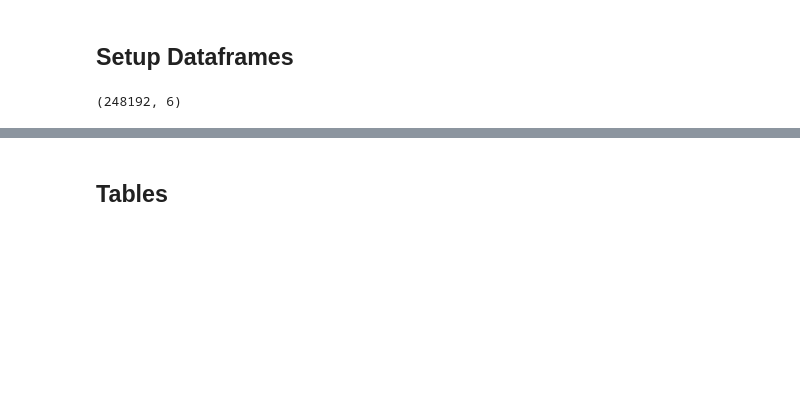
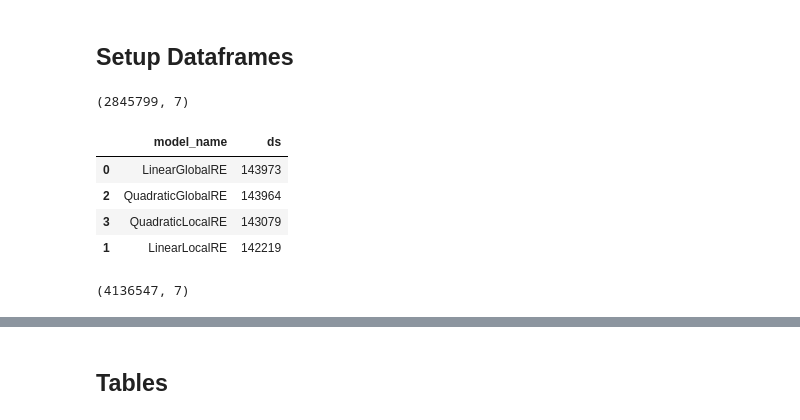
Before and after one commit to re-models/re-technical-report, a Jupyter notebook: notebooks/data_analysis_chapter_full_re_states.ipynb, the cells around one changed output, grey strips where cells are left out. Cells and saved outputs as stored; diff of their text form; code cells hidden in the pictures; blank space fills up the shorter version.

```diff
--- a/notebooks/data_analysis_chapter_full_re_states.ipynb
+++ b/notebooks/data_analysis_chapter_full_re_states.ipynb
@@ -99,6 +103,7 @@ re_data_unique_setups = re_data.drop_duplicates(["model_name",
 # restrict to relevant columns
 go_data = re_data_unique_setups[["model_name",
                                  "ds",
+                                 'n_sentence_pool',
                                  "init_coms",
                                  "weight_account",
                                  "weight_systematicity",
@@ -111,6 +116,7 @@ go_data = re_data_unique_setups[["model_name",
 # in lists (e.g. in the column `go_full_re_state`)
 exploded_go_data = go_data.set_index(["model_name",
                                       "ds",
+                                      'n_sentence_pool',
                                       "init_coms",
                                       "weight_account",
                                       "weight_systematicity",
@@ -118,4 +124,12 @@ exploded_go_data = go_data.set_index(["model_name",
 
 exploded_go_data.shape
 # %% [output]
-(248192, 6)
+(2845799, 7)
+# %%
+re_data_unique_setups.groupby("model_name")["ds"].size().reset_index().sort_values("ds", ascending=False)
+# %% [output]
+|  | model_name | ds |
+| 0 | LinearGlobalRE | 143973 |
+| 2 | QuadraticGlobalRE | 143964 |
+| 3 | QuadraticLocalRE | 143079 |
+| 1 | LinearLocalRE | 142219 |
@@ -124,3 +142,44 @@ exploded_go_data.shape
 
 #go_data["rel_go_full_re"] = go_data["n_full_re_states"]/go_data["n_global_optima"]
 #go_data.groupby("model_name")["rel_go_full_re"].describe()
+# %%
+if analyse_branches:
+
+    # use all rows and restrict to relevant columns
+    fp_data = re_data[["model_name",
+                       "ds",
+                       'n_sentence_pool',
+                       "init_coms",
+                       "weight_account",
+                       "weight_systematicity",
+                       'fixed_point_is_full_re_state']]
+
+    # rename fixed point columns
+    # note: df is already exploded
+    exploded_fp_data = fp_data.rename(columns={'fixed_point_is_full_re_state': "fp_full_re_state",})
+
+else:
+
+    # use unique setups and restrict to relevant columns
+    fp_data = re_data_unique_setups[["model_name",
+                                     "ds",
+                                     'n_sentence_pool',
+                                     "init_coms",
+                                     "weight_account",
+                                     "weight_systematicity",
+                                     "fp_full_re_state",
+                                     #"n_fixed_points"
+                                    ]]
+
+    # explode information about unique fixed points, which is stored rowwise (per simulation setup)
+    # in lists (e.g. in the column `fp_full_re_state`)
+    exploded_fp_data = fp_data.set_index(["model_name",
+                                          "ds",
+                                          'n_sentence_pool',
+                                          "init_coms",
+                                          "weight_account",
+                                          "weight_systematicity"]).apply(pd.Series.explode).reset_index()
+
+exploded_fp_data.shape
+# %% [output]
+(4136547, 7)
```
Also changed, not shown: parts of 41 cells of this notebook, 57 other files.
